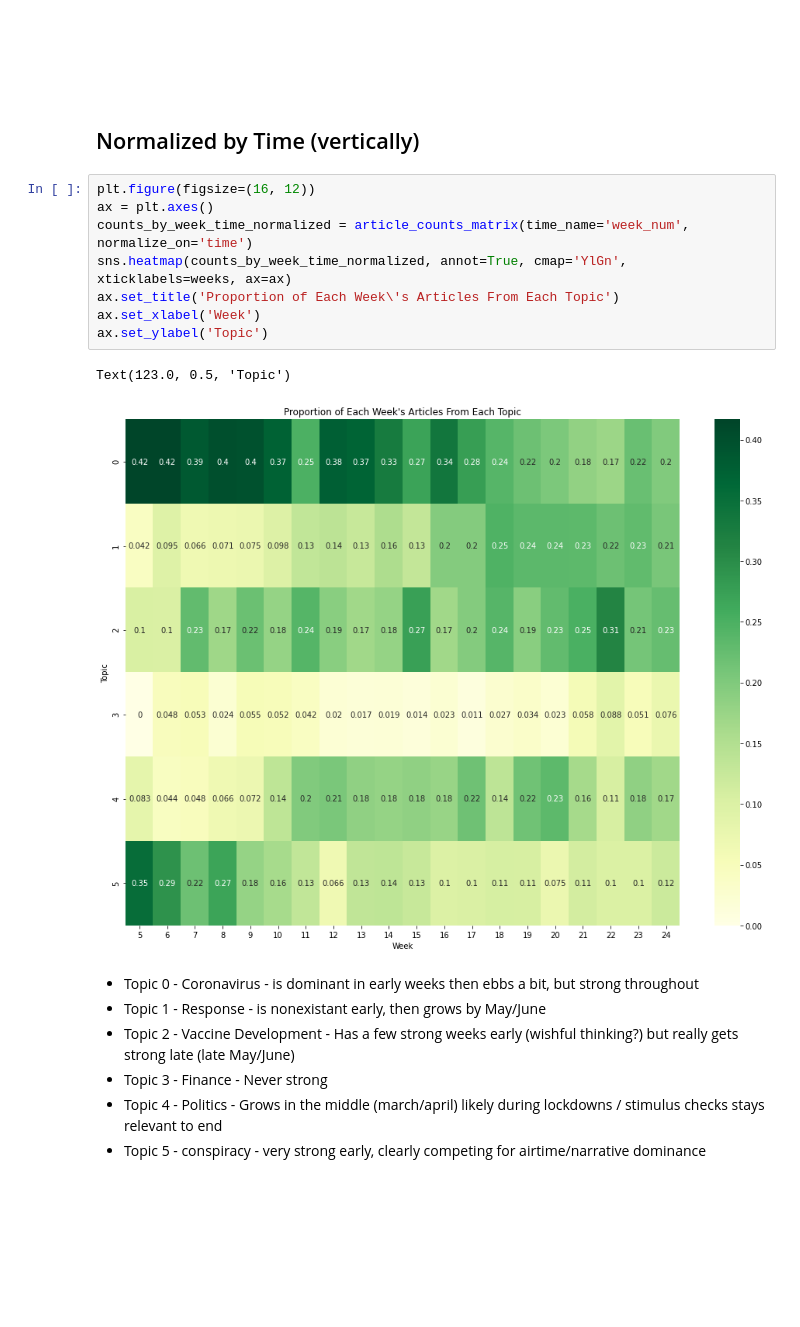
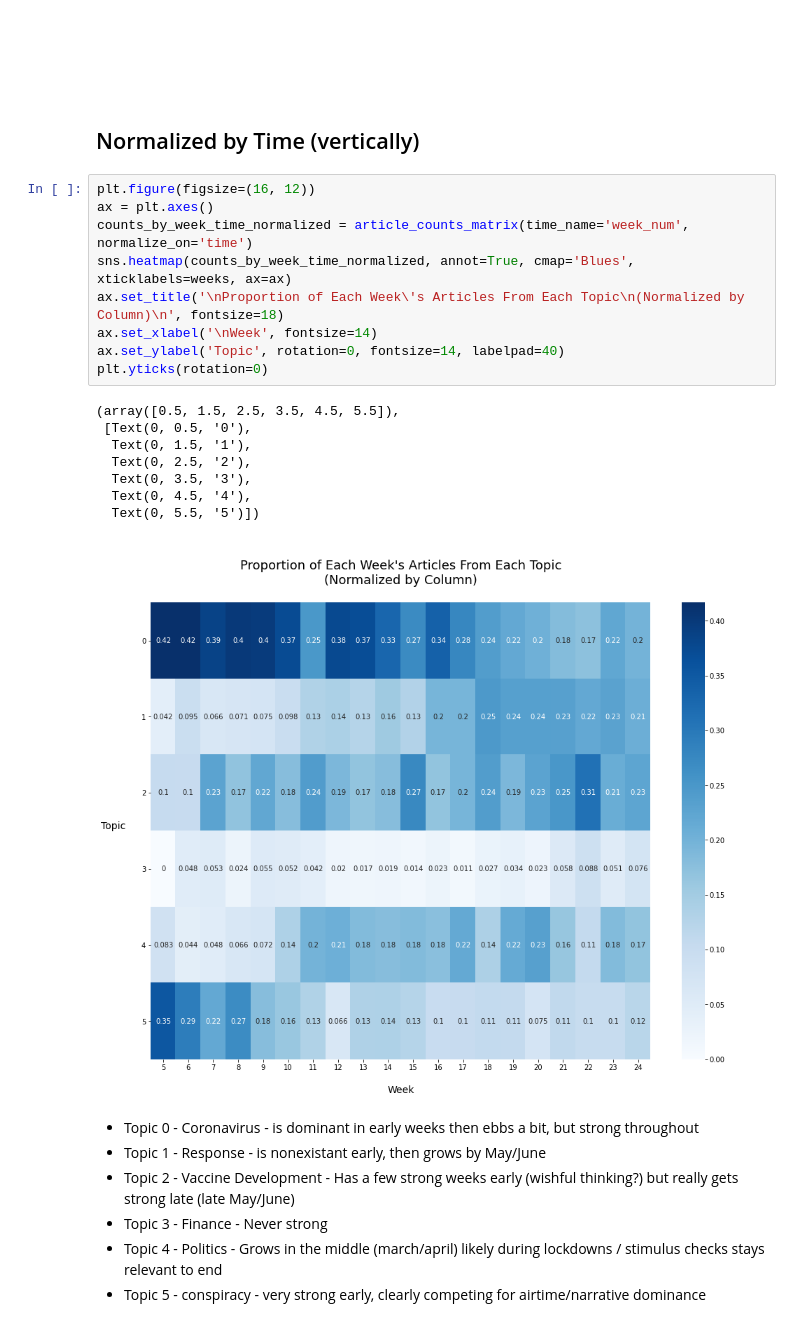
Before and after one commit to rskuzma/anti_vax_embeddings, a Jupyter notebook: src/JAN2021/CLASSIFIED/Write_Up_New.ipynb, the cells around one changed output. Cells and saved outputs as stored; diff of their text form; blank space fills up the shorter version.

Commit message:
changes to charts

```diff
--- a/src/JAN2021/CLASSIFIED/Write_Up_New.ipynb
+++ b/src/JAN2021/CLASSIFIED/Write_Up_New.ipynb
@@ -910,14 +910,21 @@ Text(123.0, 0.5, 'Topic')
 # %%
 plt.figure(figsize=(16, 12))
 ax = plt.axes()
 counts_by_week_time_normalized = article_counts_matrix(time_name='week_num', normalize_on='time')
-sns.heatmap(counts_by_week_time_normalized, annot=True, cmap='YlGn', xticklabels=weeks, ax=ax)
-ax.set_title('Proportion of Each Week\'s Articles From Each Topic')
-ax.set_xlabel('Week')
-ax.set_ylabel('Topic')
+sns.heatmap(counts_by_week_time_normalized, annot=True, cmap='Blues', xticklabels=weeks, ax=ax)
+ax.set_title('\nProportion of Each Week\'s Articles From Each Topic\n(Normalized by Column)\n', fontsize=18)
+ax.set_xlabel('\nWeek', fontsize=14)
+ax.set_ylabel('Topic', rotation=0, fontsize=14, labelpad=40)
+plt.yticks(rotation=0)
 # %% [output]
-Text(123.0, 0.5, 'Topic')
+(array([0.5, 1.5, 2.5, 3.5, 4.5, 5.5]),
+ [Text(0, 0.5, '0'),
+  Text(0, 1.5, '1'),
+  Text(0, 2.5, '2'),
+  Text(0, 3.5, '3'),
+  Text(0, 4.5, '4'),
+  Text(0, 5.5, '5')])
-[figure, old version]
+[figure, new version]
 # %% [markdown]
 - Topic 0 - Coronavirus - is dominant in early weeks then ebbs a bit, but strong throughout
 - Topic 1 - Response - is nonexistant early, then grows by May/June
```
Also changed, not shown: parts of 7 cells of this notebook.
